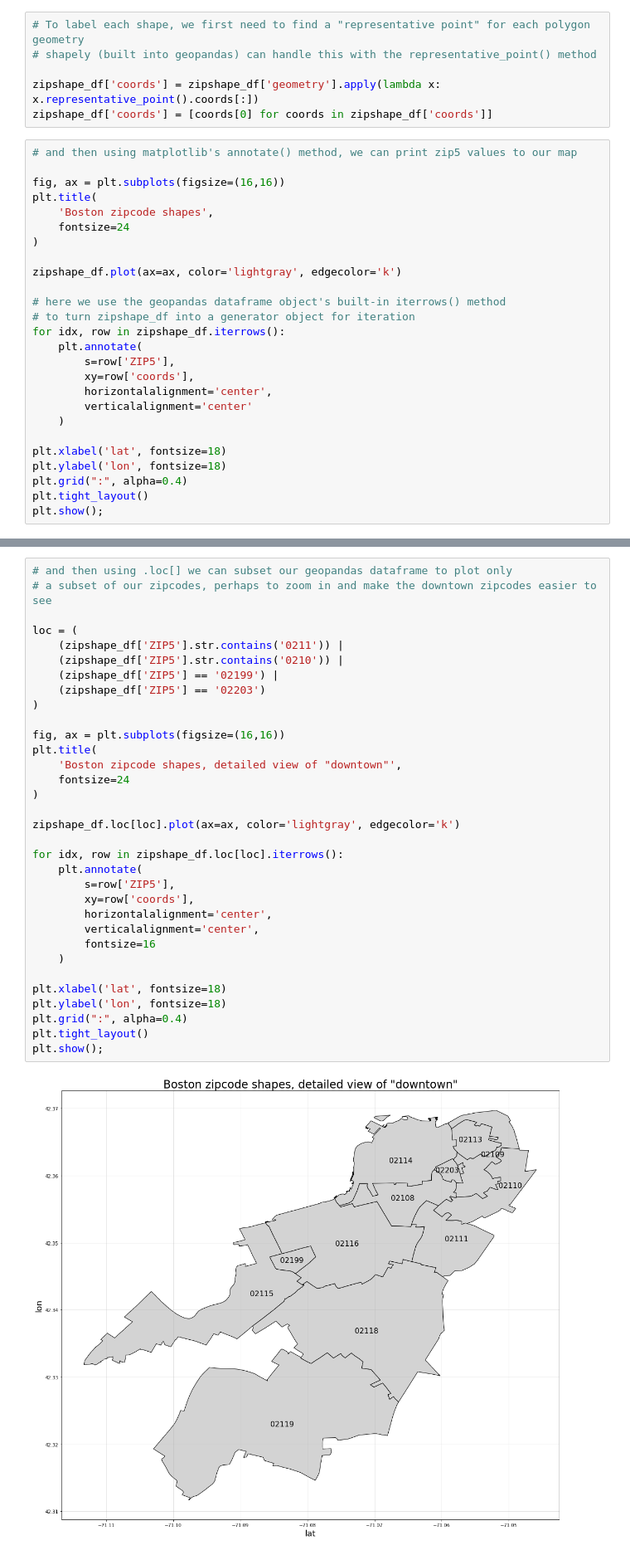
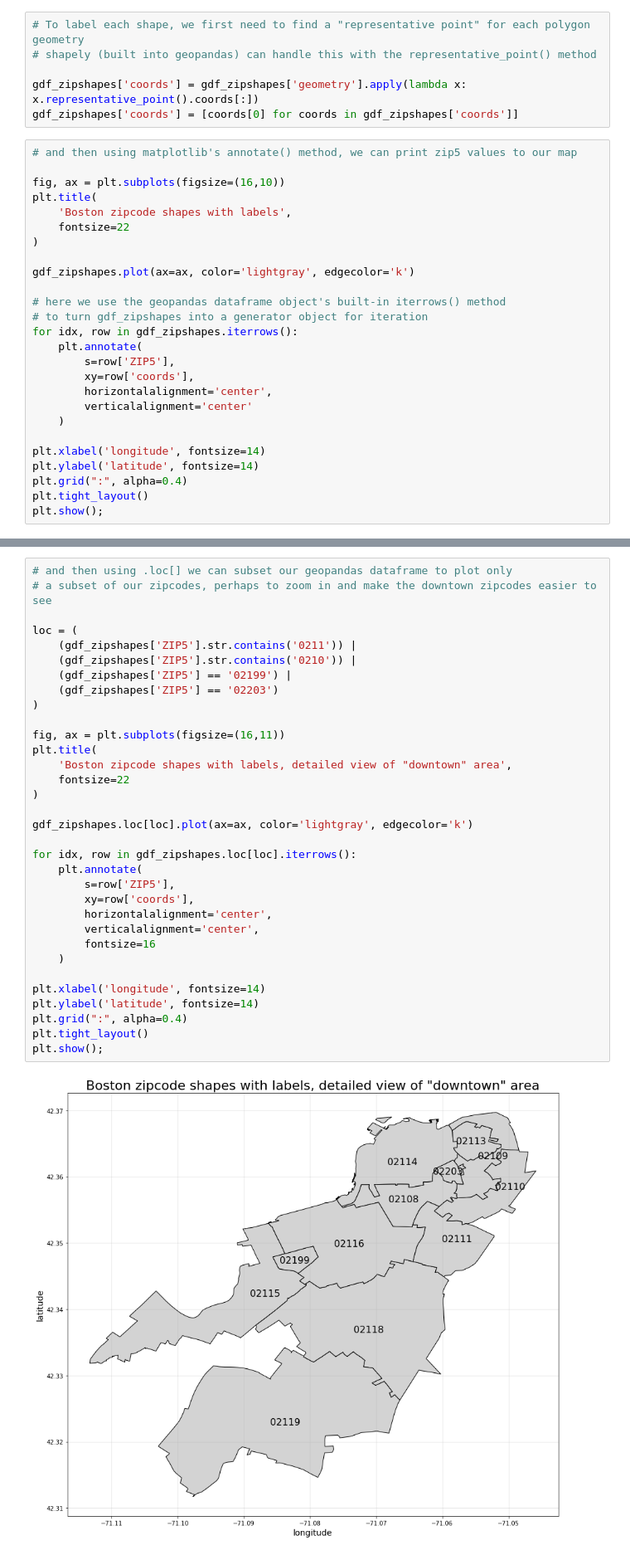
Before and after one commit to sedelmeyer/geopandas-tutorial, a Jupyter notebook: geopandas-tutorial.ipynb, the cells around one changed output, grey strips where cells are left out. Shown at 83% size. Drawn from its saved outputs; the diff is of its cells as text.

```diff
--- a/geopandas-tutorial.ipynb
+++ b/geopandas-tutorial.ipynb
@@ -156,22 +179,22 @@ plt.show();
 # To label each shape, we first need to find a "representative point" for each polygon geometry
 # shapely (built into geopandas) can handle this with the representative_point() method
 
-zipshape_df['coords'] = zipshape_df['geometry'].apply(lambda x: x.representative_point().coords[:])
-zipshape_df['coords'] = [coords[0] for coords in zipshape_df['coords']]
+gdf_zipshapes['coords'] = gdf_zipshapes['geometry'].apply(lambda x: x.representative_point().coords[:])
+gdf_zipshapes['coords'] = [coords[0] for coords in gdf_zipshapes['coords']]
 # %%
 # and then using matplotlib's annotate() method, we can print zip5 values to our map
 
-fig, ax = plt.subplots(figsize=(16,16))
+fig, ax = plt.subplots(figsize=(16,10))
 plt.title(
-    'Boston zipcode shapes',
-    fontsize=24
+    'Boston zipcode shapes with labels',
+    fontsize=22
 )
 
-zipshape_df.plot(ax=ax, color='lightgray', edgecolor='k')
+gdf_zipshapes.plot(ax=ax, color='lightgray', edgecolor='k')
 
 # here we use the geopandas dataframe object's built-in iterrows() method
-# to turn zipshape_df into a generator object for iteration
-for idx, row in zipshape_df.iterrows():
+# to turn gdf_zipshapes into a generator object for iteration
+for idx, row in gdf_zipshapes.iterrows():
     plt.annotate(
         s=row['ZIP5'],
         xy=row['coords'],
@@ -179,8 +202,8 @@ for idx, row in zipshape_df.iterrows():
         verticalalignment='center'
     )
 
-plt.xlabel('lat', fontsize=18)
-plt.ylabel('lon', fontsize=18)
+plt.xlabel('longitude', fontsize=14)
+plt.ylabel('latitude', fontsize=14)
 plt.grid(":", alpha=0.4)
 plt.tight_layout()
 plt.show();
@@ -189,37 +212,37 @@ plt.show();
 # %%
 # and then using .loc[] we can subset our geopandas dataframe to plot only
 # a subset of our zipcodes, perhaps to zoom in and make the downtown zipcodes easier to see
 
 loc = (
-    (zipshape_df['ZIP5'].str.contains('0211')) |
-    (zipshape_df['ZIP5'].str.contains('0210')) |
-    (zipshape_df['ZIP5'] == '02199') |
-    (zipshape_df['ZIP5'] == '02203')
+    (gdf_zipshapes['ZIP5'].str.contains('0211')) |
+    (gdf_zipshapes['ZIP5'].str.contains('0210')) |
+    (gdf_zipshapes['ZIP5'] == '02199') |
+    (gdf_zipshapes['ZIP5'] == '02203')
 )
 
-fig, ax = plt.subplots(figsize=(16,16))
+fig, ax = plt.subplots(figsize=(16,11))
 plt.title(
-    'Boston zipcode shapes, detailed view of "downtown"',
-    fontsize=24
+    'Boston zipcode shapes with labels, detailed view of "downtown" area',
+    fontsize=22
 )
 
-zipshape_df.loc[loc].plot(ax=ax, color='lightgray', edgecolor='k')
+gdf_zipshapes.loc[loc].plot(ax=ax, color='lightgray', edgecolor='k')
 
-for idx, row in zipshape_df.loc[loc].iterrows():
+for idx, row in gdf_zipshapes.loc[loc].iterrows():
     plt.annotate(
         s=row['ZIP5'],
         xy=row['coords'],
         horizontalalignment='center',
         verticalalignment='center',
         fontsize=16
     )
 
-plt.xlabel('lat', fontsize=18)
-plt.ylabel('lon', fontsize=18)
+plt.xlabel('longitude', fontsize=14)
+plt.ylabel('latitude', fontsize=14)
 plt.grid(":", alpha=0.4)
 plt.tight_layout()
 plt.show();
 # %% [output]
-[figure, old version]
+[figure, new version]
 # %%
 # using basic matplotlib plotting funtions, we can also layer our datapoints along with the shapes
```
Also changed, not shown: parts of 30 cells of this notebook.
